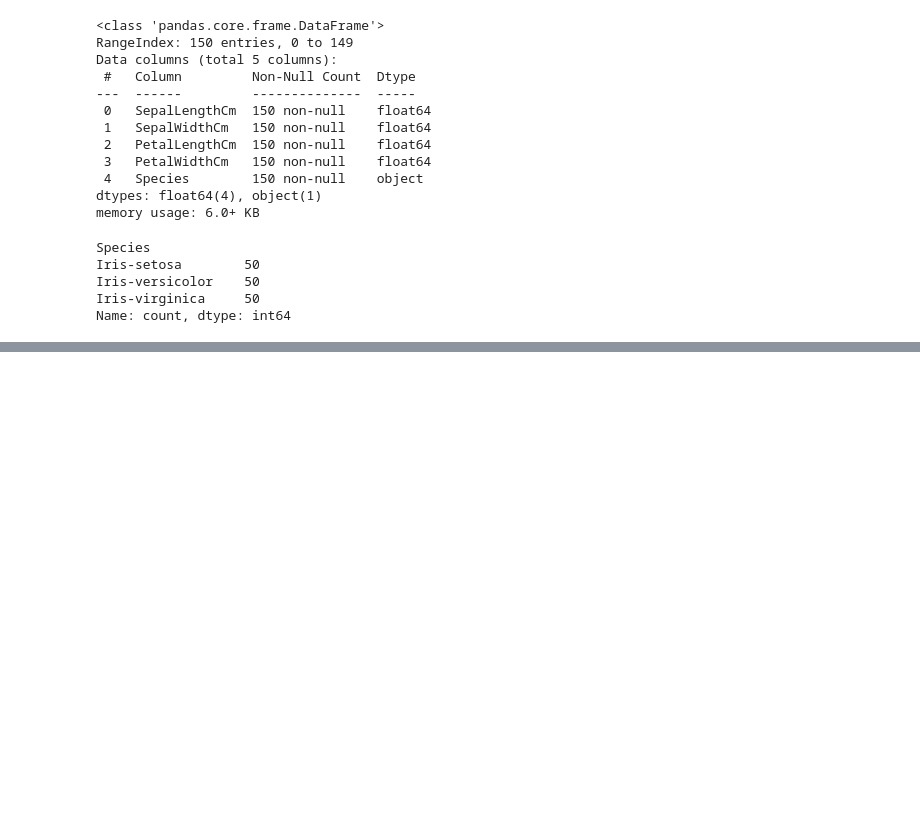
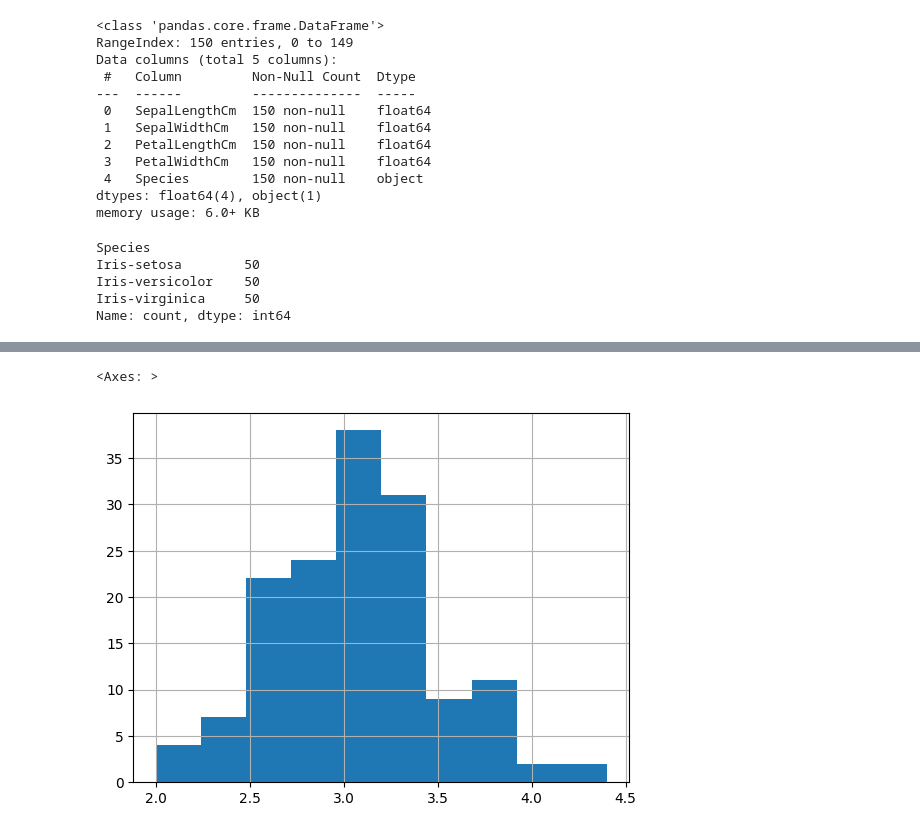
Before and after one commit to BhavyaT-135/Python-ML-Bootcamp, a Jupyter notebook: 01_iris_dataset_analysis/iris_dataset.ipynb, the cells around one changed output, grey strips where cells are left out. Cells and saved outputs as stored; diff of their text form; code cells hidden in the pictures; blank space fills up the shorter version.

```diff
--- a/01_iris_dataset_analysis/iris_dataset.ipynb
+++ b/01_iris_dataset_analysis/iris_dataset.ipynb
@@ -65,0 +87,5 @@ Name: count, dtype: int64
+# %%
+df['SepalWidthCm'].hist()
+# %% [output]
+<Axes: >
+[figure, added]
```
Also changed, not shown: parts of 10 cells of this notebook.
